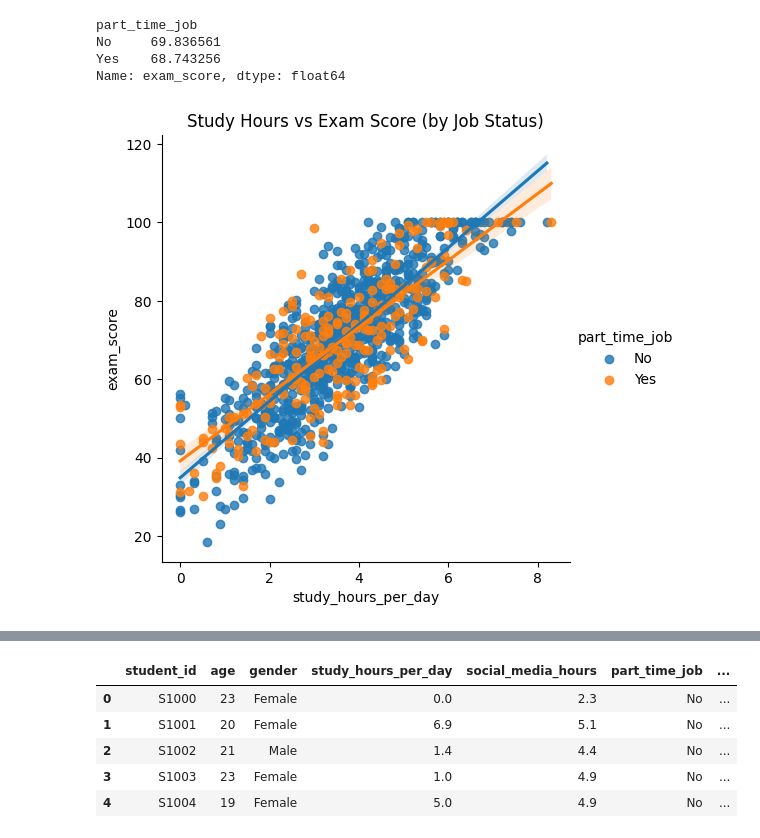
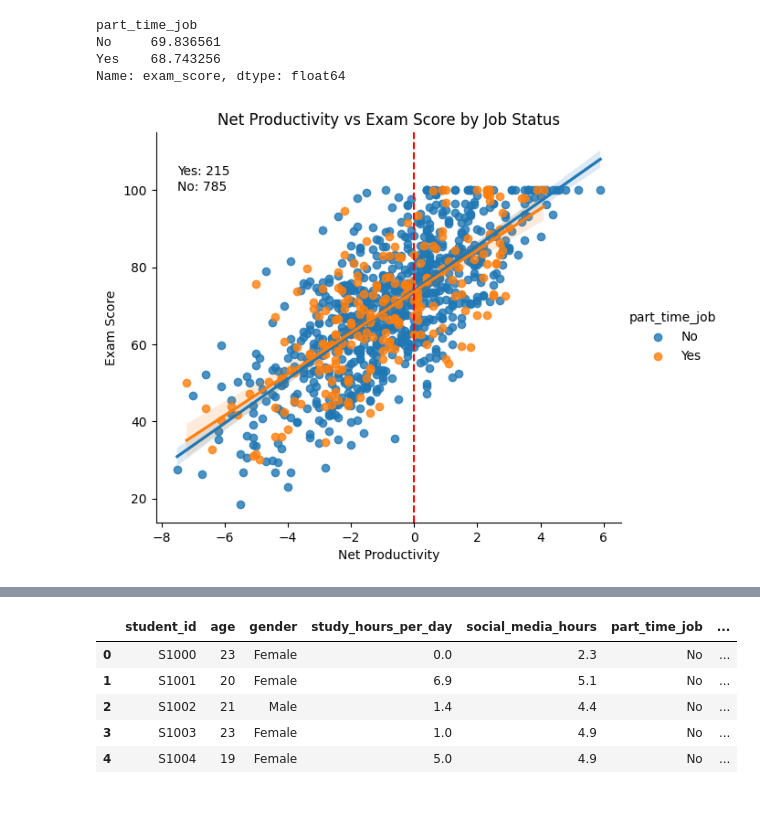
Before and after one commit to manuuu13/data7001_group15_project, a Jupyter notebook: python scripts/more_insights.ipynb, the cells around one changed output, grey strips where cells are left out. Cells and saved outputs as stored; diff of their text form; code cells hidden in the pictures; blank space fills up the shorter version.

```diff
--- a/python scripts/more_insights.ipynb
+++ b/python scripts/more_insights.ipynb
@@ -195,14 +226,36 @@ No     69.836561
 Yes    68.743256
 Name: exam_score, dtype: float64
 # %%
-sns.lmplot(
-    x='study_hours_per_day',
+counts = df_new['part_time_job'].value_counts()
+
+g = sns.lmplot(
+    x='net_productivity',
     y='exam_score',
     hue='part_time_job',
-    data=df_new
+    data=df_new,
+    height=5,
+    aspect=1.2
 )
 
-plt.title("Study Hours vs Exam Score (by Job Status)")
+plt.text(
+    x=df_new['net_productivity'].min(),
+    y=df_new['exam_score'].max(),
+    s=f"Yes: {counts.get('Yes',0)}\nNo: {counts.get('No',0)}",
+    fontsize=10
+)
+
+plt.axvline(0, color='red', linestyle='--')
+
+plt.title("Net Productivity vs Exam Score by Job Status")
+plt.xlabel("Net Productivity")
+plt.ylabel("Exam Score")
+
+plt.savefig(
+    "eda_plots/net_productivity_by_job_status.png",
+    dpi=300,
+    bbox_inches='tight'
+)
+
 plt.show()
 # %% [output]
-[figure, old version]
+[figure, new version]
```
Also changed, not shown: parts of 11 cells of this notebook.
